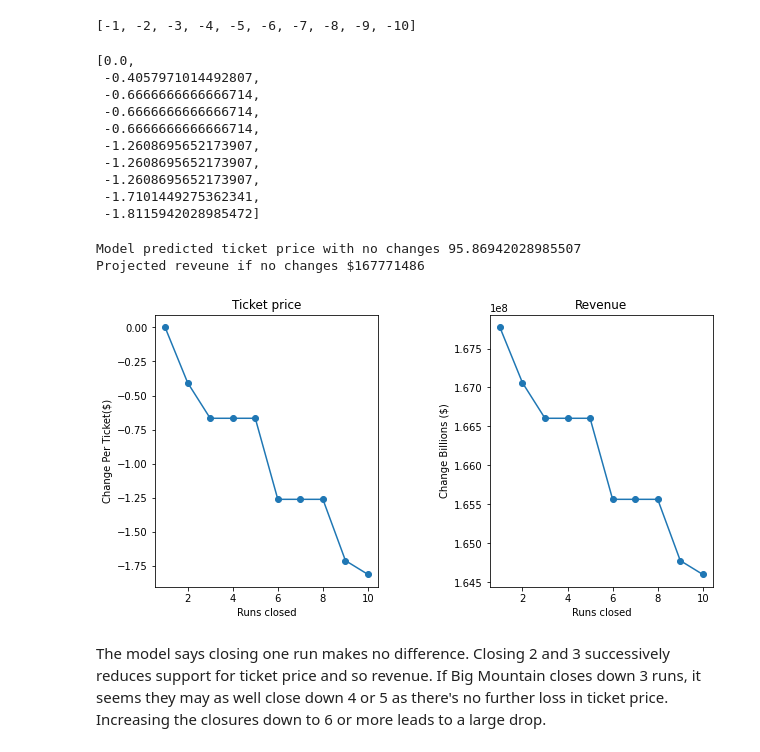
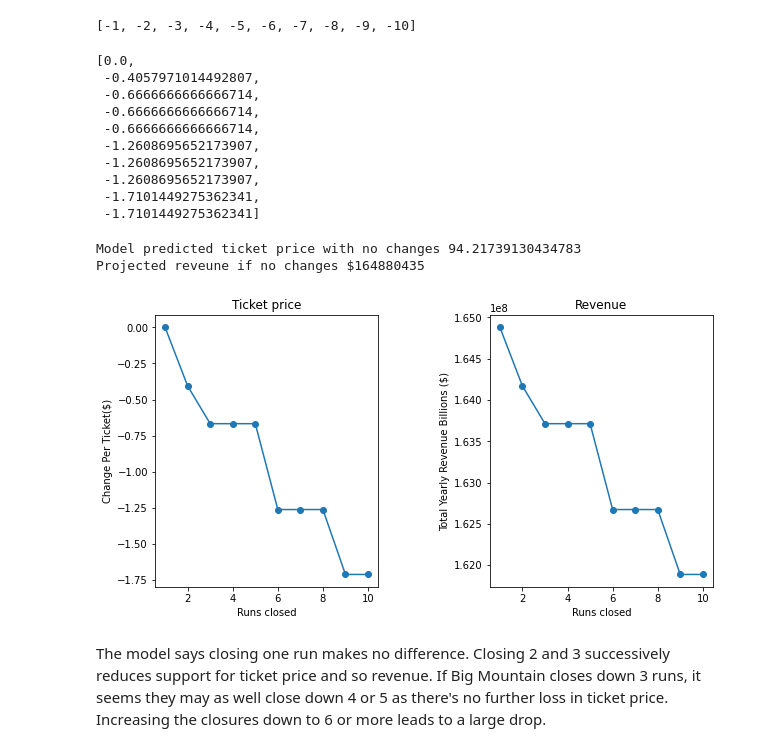
Before and after one commit to parkerburchett/DataScienceGuidedCapstone, a Jupyter notebook: Notebooks/05_modeling.ipynb, the cells around one changed output. Drawn from its saved outputs; the diff is of its cells as text; code cells hidden in the pictures.

Commit message:
Finished Unit 5 modeling

```diff
--- a/Notebooks/05_modeling.ipynb
+++ b/Notebooks/05_modeling.ipynb
@@ -50,8 +50,12 @@ from sklearn.model_selection import cross_validate
 # This isn't exactly production-grade, but a quick check for development
 # These checks can save some head-scratching in development when moving from
 # one python environment to another, for example
+on_colab = True
 expected_model_version = '1.0'
-model_path = '../models/ski_resort_pricing_model.pkl'
+if on_colab:
+  model_path = '/content/ski_resort_pricing_model.pkl'
+else:
+  model_path = '../models/ski_resort_pricing_model.pkl'
 if os.path.exists(model_path):
     with open(model_path, 'rb') as f:
         model = pickle.load(f)
@@ -73,7 +76,10 @@ print(model.sklearn_version)
 # %% [markdown]
 ## 5.5 Load Data<a id='5.5_Load_Data'></a>
 # %%
-ski_data = pd.read_csv('../data/ski_data_step3_features.csv')
+if on_colab:
+  ski_data = pd.read_csv('/content/ski_data_step3_features.csv')
+else:
+  ski_data = pd.read_csv('../data/ski_data_step3_features.csv')
 # %%
 big_mountain = ski_data[ski_data.Name == 'Big Mountain Resort']
 # %%
@@ -346,33 +366,33 @@ price_deltas
  -1.2608695652173907,
  -1.2608695652173907,
  -1.7101449275362341,
- -1.8115942028985472]
+ -1.7101449275362341]
 # %%
 #Code task 3#
 #Create two plots, side by side, for the predicted ticket price change (delta) for each
 #condition (number of runs closed) in the scenario and the associated predicted revenue
 #change on the assumption that each of the expected visitors buys 5 tickets
 #There are two things to do here:
 #1 - use a list comprehension to create a list of the number of runs closed from `runs_delta`
 #2 - use a list comprehension to create a list of predicted revenue changes from `price_deltas`
 model_predicted_price = model.predict(X_bm).item()
 print(f'Model predicted ticket price with no changes {model_predicted_price}')
 runs_closed = [-1 * run_closed for run_closed in runs_delta] #1
 fig, ax = plt.subplots(1, 2, figsize=(10, 5))
 fig.subplots_adjust(wspace=0.5)
 ax[0].plot(runs_closed, price_deltas, 'o-')
 ax[0].set(xlabel='Runs closed', ylabel='Change Per Ticket($)', title='Ticket price')
 revenue_deltas = [5 * (model_predicted_price + price_change) * expected_visitors for price_change in price_deltas] #2
 ax[1].plot(runs_closed, revenue_deltas, 'o-')
-ax[1].set(xlabel='Runs closed', ylabel='Change Billions ($)', title='Revenue');
+ax[1].set(xlabel='Runs closed', ylabel='Total Yearly Revenue Billions ($)', title='Revenue');
 
 print(f'Projected reveune if no changes ${round(expected_visitors * 5 * model_predicted_price)}')
 
 # this needs information about price elasticty to capture the increased sales with a descreased price. This does not capture the true impact on revenue
 # %% [output]
-Model predicted ticket price with no changes 95.86942028985507
-Projected reveune if no changes $167771486
+Model predicted ticket price with no changes 94.21739130434783
+Projected reveune if no changes $164880435
-[figure, old version]
+[figure, new version]
 # %% [markdown]
 The model says closing one run makes no difference. Closing 2 and 3 successively reduces support for ticket price and so revenue. If Big Mountain closes down 3 runs, it seems they may as well close down 4 or 5 as there's no further loss in ticket price. Increasing the closures down to 6 or more leads to a large drop.
 # %% [markdown]
```
Also changed, not shown: parts of 11 cells of this notebook.
